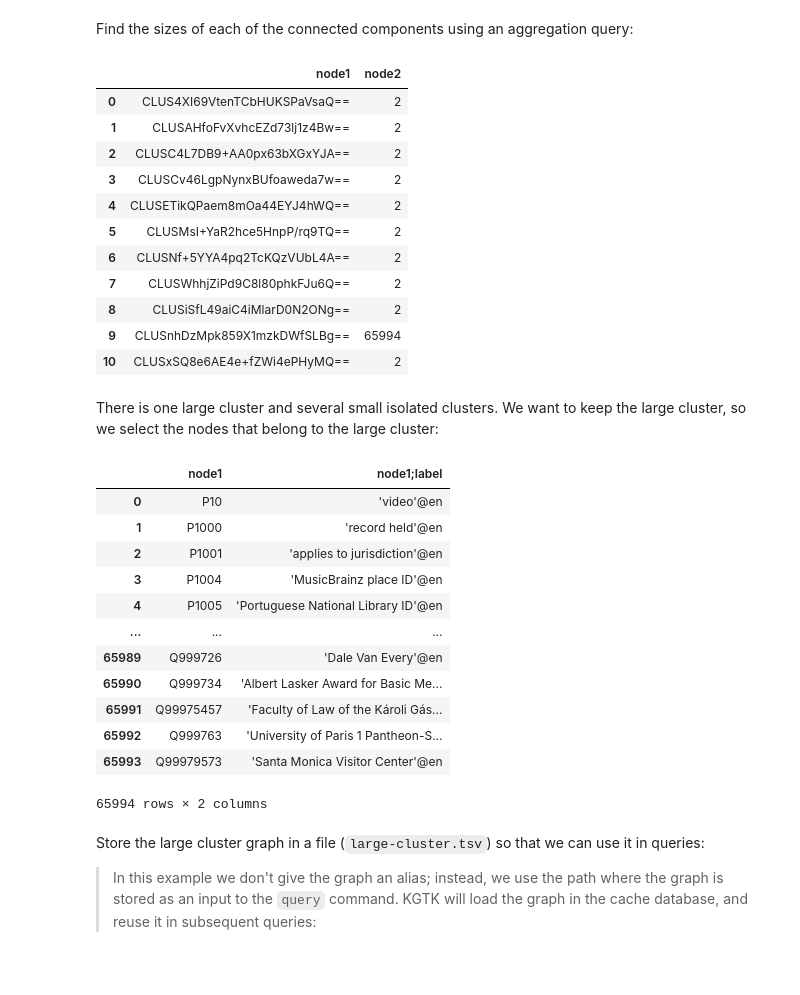
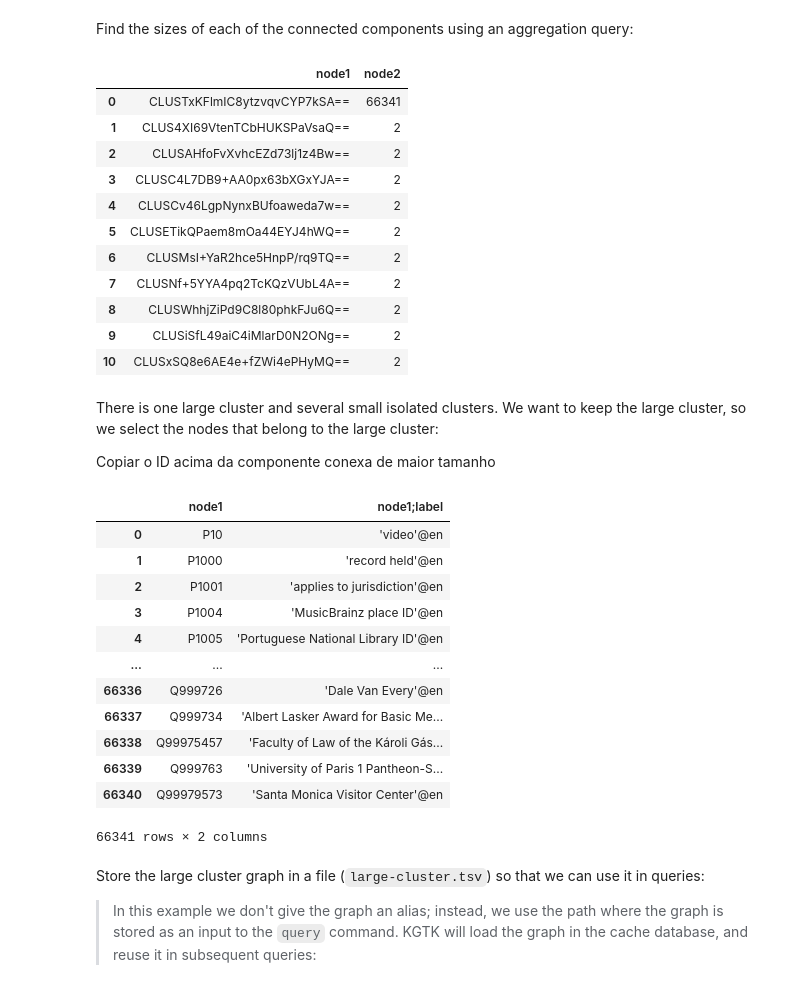
Before and after one commit to versant2612/jnotebooks, a Jupyter notebook: kgtk/06_kg_network_analysis.ipynb, the cells around one changed output. Saved outputs shown, nothing was run; the diff lists cells and outputs as text; code cells hidden in the pictures.

```diff
--- a/kgtk/06_kg_network_analysis.ipynb
+++ b/kgtk/06_kg_network_analysis.ipynb
@@ -445,30 +521,33 @@ Find the sizes of each of the connected components using an aggregation query:
 # %%
 kgtk("""
     query -i $TEMP/item.commected_components.tsv
         --match '
             (item)-[]->(component)'
         --return 'distinct component as node1, count(distinct item) as node2'
+        --order-by 'node2 desc'
 """)
 # %% [output]
 |  | node1 | node2 |
-| 0 | CLUS4XI69VtenTCbHUKSPaVsaQ== | 2 |
-| 1 | CLUSAHfoFvXvhcEZd73lj1z4Bw== | 2 |
-| 2 | CLUSC4L7DB9+AA0px63bXGxYJA== | 2 |
-| 3 | CLUSCv46LgpNynxBUfoaweda7w== | 2 |
-| 4 | CLUSETikQPaem8mOa44EYJ4hWQ== | 2 |
-| 5 | CLUSMsI+YaR2hce5HnpP/rq9TQ== | 2 |
-| 6 | CLUSNf+5YYA4pq2TcKQzVUbL4A== | 2 |
-| 7 | CLUSWhhjZiPd9C8l80phkFJu6Q== | 2 |
-| 8 | CLUSiSfL49aiC4iMlarD0N2ONg== | 2 |
-| 9 | CLUSnhDzMpk859X1mzkDWfSLBg== | 65994 |
+| 0 | CLUSTxKFlmIC8ytzvqvCYP7kSA== | 66341 |
+| 1 | CLUS4XI69VtenTCbHUKSPaVsaQ== | 2 |
+| 2 | CLUSAHfoFvXvhcEZd73lj1z4Bw== | 2 |
+| 3 | CLUSC4L7DB9+AA0px63bXGxYJA== | 2 |
+| 4 | CLUSCv46LgpNynxBUfoaweda7w== | 2 |
+| 5 | CLUSETikQPaem8mOa44EYJ4hWQ== | 2 |
+| 6 | CLUSMsI+YaR2hce5HnpP/rq9TQ== | 2 |
+| 7 | CLUSNf+5YYA4pq2TcKQzVUbL4A== | 2 |
+| 8 | CLUSWhhjZiPd9C8l80phkFJu6Q== | 2 |
+| 9 | CLUSiSfL49aiC4iMlarD0N2ONg== | 2 |
 | 10 | CLUSxSQ8e6AE4e+fZWi4ePHyMQ== | 2 |
 # %% [markdown]
 There is one large cluster and several small isolated clusters. We want to keep the large cluster, so we select the nodes that belong to the large cluster:
+
+Copiar o ID acima da componente conexa de maior tamanho
 # %%
 kgtk("""
     query -i $TEMP/item.commected_components.tsv
         --match '
-            (item)-[]->(:`CLUSnhDzMpk859X1mzkDWfSLBg==`)'
+            (item)-[]->(:`CLUSTxKFlmIC8ytzvqvCYP7kSA==`)'
         --return 'distinct item as node1'
     / add-labels
 """)
@@ -480,12 +559,12 @@ kgtk("""
 | 3 | P1004 | 'MusicBrainz place ID'@en |
 | 4 | P1005 | 'Portuguese National Library ID'@en |
 | ... | ... | ... |
-| 65989 | Q999726 | 'Dale Van Every'@en |
-| 65990 | Q999734 | 'Albert Lasker Award for Basic Me... |
-| 65991 | Q99975457 | 'Faculty of Law of the Károli Gás... |
-| 65992 | Q999763 | 'University of Paris 1 Pantheon-S... |
-| 65993 | Q99979573 | 'Santa Monica Visitor Center'@en |
+| 66336 | Q999726 | 'Dale Van Every'@en |
+| 66337 | Q999734 | 'Albert Lasker Award for Basic Me... |
+| 66338 | Q99975457 | 'Faculty of Law of the Károli Gás... |
+| 66339 | Q999763 | 'University of Paris 1 Pantheon-S... |
+| 66340 | Q99979573 | 'Santa Monica Visitor Center'@en |
-65994 rows × 2 columns
+66341 rows × 2 columns
 # %% [markdown]
 Store the large cluster graph in a file (`large-cluster.tsv`) so that we can use it in queries:
 > In this example we don't give the graph an alias; instead, we use the path where the graph is stored as an input to the `query` command. KGTK will load the graph in the cache database, and reuse it in subsequent queries:
```
Also changed, not shown: parts of 25 cells of this notebook.
